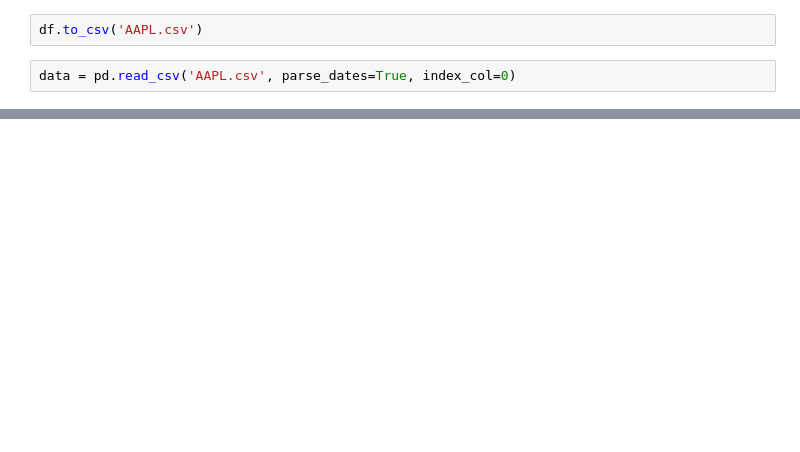
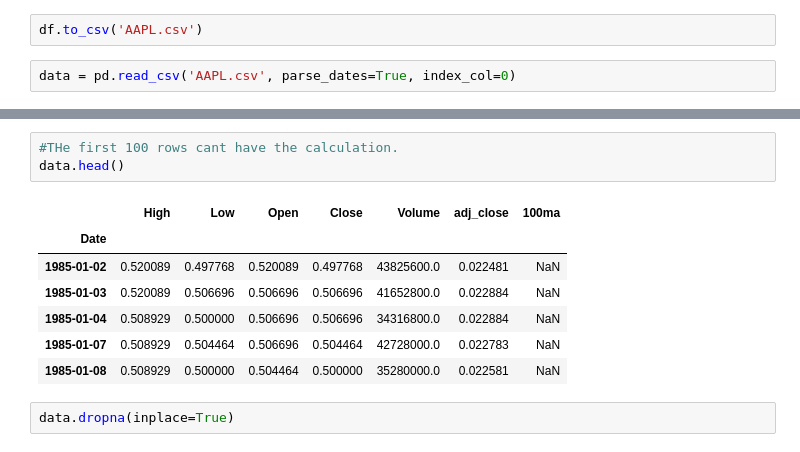
Before and after one commit to KarthikBhaktha/Apple-Stock, a Jupyter notebook: stockpy.ipynb, the cells around one changed output, grey strips where cells are left out. Drawn from its saved outputs; the diff is of its cells as text; blank space fills up the shorter version.

```diff
--- a/stockpy.ipynb
+++ b/stockpy.ipynb
@@ -62,0 +74,13 @@ data[['adj_close','High','Low','Open','Close']].plot()
+# %%
+#THe first 100 rows cant have the calculation.
+data.head()
+# %% [output]
+|  | High | Low | Open | Close | Volume | adj_close | 100ma |
+| Date |  |  |  |  |  |  |  |
+| 1985-01-02 | 0.520089 | 0.497768 | 0.520089 | 0.497768 | 43825600.0 | 0.022481 | NaN |
+| 1985-01-03 | 0.520089 | 0.506696 | 0.506696 | 0.506696 | 41652800.0 | 0.022884 | NaN |
+| 1985-01-04 | 0.508929 | 0.500000 | 0.506696 | 0.506696 | 34316800.0 | 0.022884 | NaN |
+| 1985-01-07 | 0.508929 | 0.504464 | 0.506696 | 0.504464 | 42728000.0 | 0.022783 | NaN |
+| 1985-01-08 | 0.508929 | 0.500000 | 0.504464 | 0.500000 | 35280000.0 | 0.022581 | NaN |
+# %%
+data.dropna(inplace=True)
```
Also changed, not shown: parts of 10 cells of this notebook, 1 other file.
